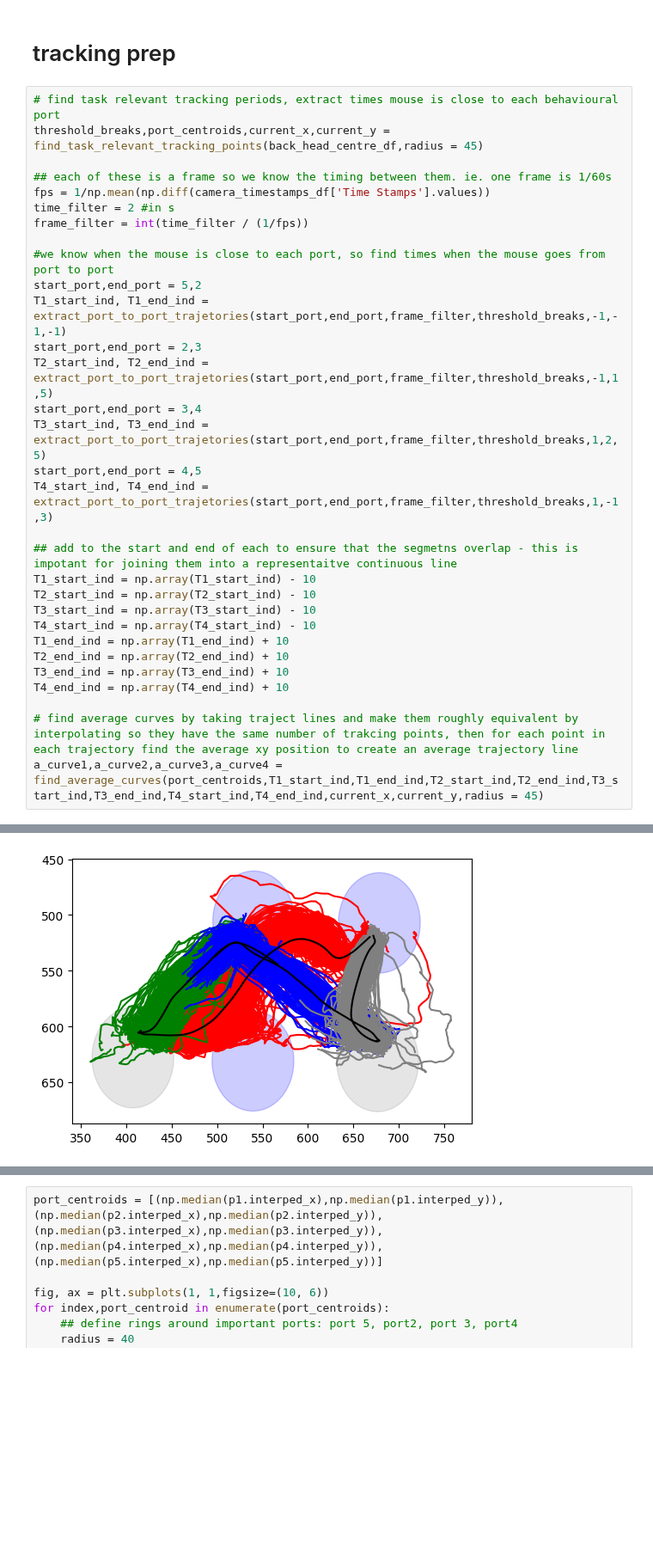
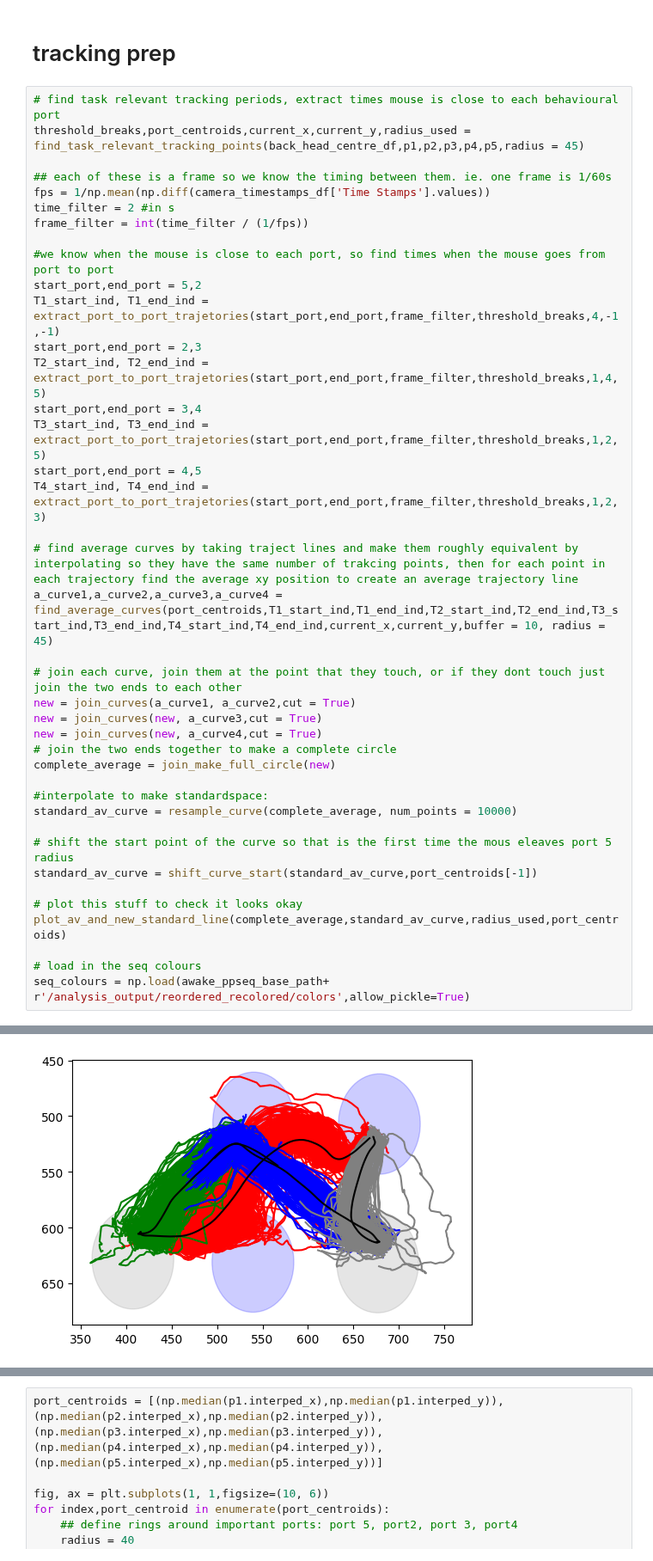
Before and after one commit to EmmettJT/sequences_analyse_PPSeq, a Jupyter notebook: revision_analysis/prioritisation_analysis/Untitled-1.ipynb, the cells around one changed output, grey strips where cells are left out. Shown at 86% size. Saved outputs shown, nothing was run; the diff lists cells and outputs as text; blank space fills up the shorter version.

Commit message:
tracking work

```diff
--- a/revision_analysis/prioritisation_analysis/Untitled-1.ipynb
+++ b/revision_analysis/prioritisation_analysis/Untitled-1.ipynb
@@ -773,7 +882,7 @@ def join_curves(curve1, curve2, cut = True):
 # tracking prep
 # %%
 # find task relevant tracking periods, extract times mouse is close to each behavioural port
-threshold_breaks,port_centroids,current_x,current_y = find_task_relevant_tracking_points(back_head_centre_df,radius = 45)
+threshold_breaks,port_centroids,current_x,current_y,radius_used = find_task_relevant_tracking_points(back_head_centre_df,p1,p2,p3,p4,p5,radius = 45)
 
 ## each of these is a frame so we know the timing between them. ie. one frame is 1/60s
 fps = 1/np.mean(np.diff(camera_timestamps_df['Time Stamps'].values))
@@ -782,24 +891,33 @@ frame_filter = int(time_filter / (1/fps))
 
 #we know when the mouse is close to each port, so find times when the mouse goes from port to port
 start_port,end_port = 5,2
-T1_start_ind, T1_end_ind = extract_port_to_port_trajetories(start_port,end_port,frame_filter,threshold_breaks,-1,-1,-1)
+T1_start_ind, T1_end_ind = extract_port_to_port_trajetories(start_port,end_port,frame_filter,threshold_breaks,4,-1,-1)
 start_port,end_port = 2,3
-T2_start_ind, T2_end_ind = extract_port_to_port_trajetories(start_port,end_port,frame_filter,threshold_breaks,-1,1,5)
+T2_start_ind, T2_end_ind = extract_port_to_port_trajetories(start_port,end_port,frame_filter,threshold_breaks,1,4,5)
 start_port,end_port = 3,4
 T3_start_ind, T3_end_ind = extract_port_to_port_trajetories(start_port,end_port,frame_filter,threshold_breaks,1,2,5)
 start_port,end_port = 4,5
-T4_start_ind, T4_end_ind = extract_port_to_port_trajetories(start_port,end_port,frame_filter,threshold_breaks,1,-1,3)
-
-## add to the start and end of each to ensure that the segmetns overlap - this is impotant for joining them into a representaitve continuous line
-T1_start_ind = np.array(T1_start_ind) - 10
-T2_start_ind = np.array(T2_start_ind) - 10
-T3_start_ind = np.array(T3_start_ind) - 10
-T4_start_ind = np.array(T4_start_ind) - 10
-T1_end_ind = np.array(T1_end_ind) + 10
-T2_end_ind = np.array(T2_end_ind) + 10
-T3_end_ind = np.array(T3_end_ind) + 10
-T4_end_ind = np.array(T4_end_ind) + 10
+T4_start_ind, T4_end_ind = extract_port_to_port_trajetories(start_port,end_port,frame_filter,threshold_breaks,1,2,3)
 
 # find average curves by taking traject lines and make them roughly equivalent by interpolating so they have the same number of trakcing points, then for each point in each trajectory find the average xy position to create an average trajectory line
-a_curve1,a_curve2,a_curve3,a_curve4 = find_average_curves(port_centroids,T1_start_ind,T1_end_ind,T2_start_ind,T2_end_ind,T3_start_ind,T3_end_ind,T4_start_ind,T4_end_ind,current_x,current_y,radius = 45)
+a_curve1,a_curve2,a_curve3,a_curve4 = find_average_curves(port_centroids,T1_start_ind,T1_end_ind,T2_start_ind,T2_end_ind,T3_start_ind,T3_end_ind,T4_start_ind,T4_end_ind,current_x,current_y,buffer = 10, radius = 45)
+
+# join each curve, join them at the point that they touch, or if they dont touch just join the two ends to each other
+new = join_curves(a_curve1, a_curve2,cut = True)
+new = join_curves(new, a_curve3,cut = True)
+new = join_curves(new, a_curve4,cut = True)
+# join the two ends together to make a complete circle
+complete_average = join_make_full_circle(new)
+
+#interpolate to make standardspace:
+standard_av_curve = resample_curve(complete_average, num_points = 10000)
+
+# shift the start point of the curve so that is the first time the mous eleaves port 5 radius
+standard_av_curve = shift_curve_start(standard_av_curve,port_centroids[-1])
+
+# plot this stuff to check it looks okay
+plot_av_and_new_standard_line(complete_average,standard_av_curve,radius_used,port_centroids)
+
+# load in the seq colours
+seq_colours = np.load(awake_ppseq_base_path+ r'/analysis_output/reordered_recolored/colors',allow_pickle=True)
 # %% [output]
@@ -806 +927 @@ a_curve1,a_curve2,a_curve3,a_curve4 = find_average_curves(port_centroids,T1_star
-[figure, old version]
+[figure, new version]
```
Also changed, not shown: parts of 10 cells of this notebook.
